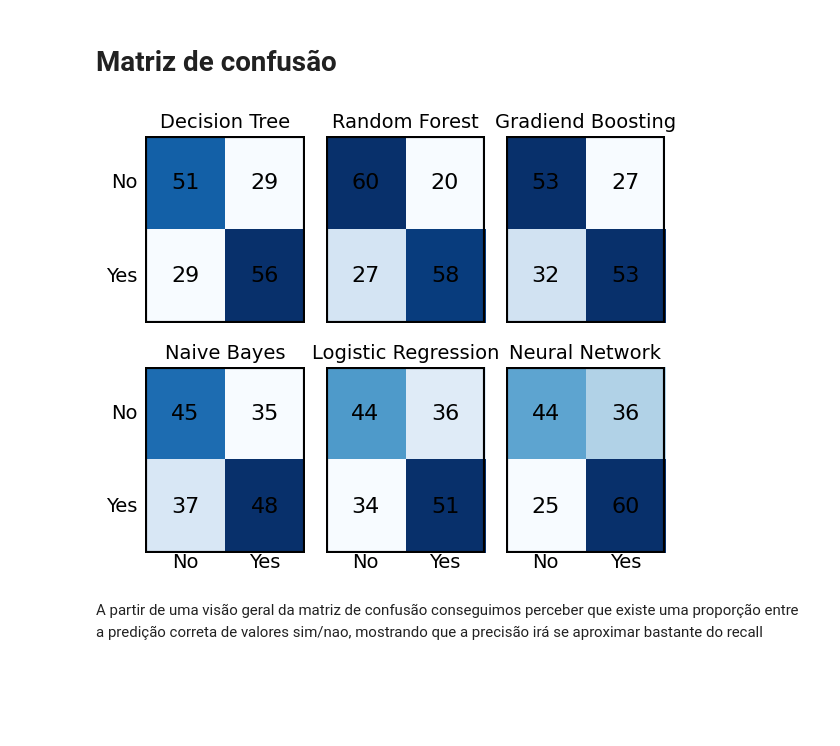
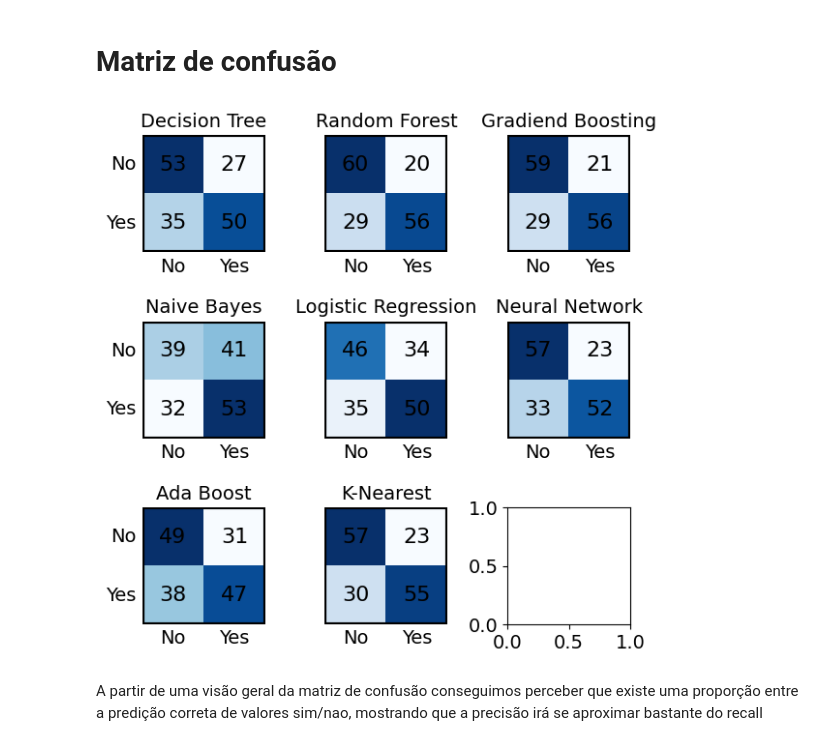
Before and after one commit to ToniLommez/EmployeeTurnover_IA, a Jupyter notebook: EmployeeTurnover.ipynb, the cells around one changed output. Drawn from its saved outputs; the diff is of its cells as text; code cells hidden in the pictures; blank space fills up the shorter version.

Commit message:
K-nearest, Grid Search e pre-processamento

```diff
--- a/EmployeeTurnover.ipynb
+++ b/EmployeeTurnover.ipynb
@@ -552,15 +598,19 @@ from sklearn.ensemble import RandomForestClassifier
 from sklearn.naive_bayes import GaussianNB
 from sklearn.ensemble import GradientBoostingClassifier
 from sklearn.linear_model import LogisticRegression
+from sklearn.ensemble import AdaBoostClassifier
+from sklearn.neighbors import KNeighborsClassifier
 from tensorflow import keras
 from keras import layers
 
 # Criando os modelos
-dt = DecisionTreeClassifier(random_state=66)
-rf = RandomForestClassifier(random_state=66, n_estimators=100)
+dt = DecisionTreeClassifier()
+rf = RandomForestClassifier()
 nb = GaussianNB()
-gb = GradientBoostingClassifier(random_state=66)
-lr = LogisticRegression(max_iter=1000, random_state=66)
+gb = GradientBoostingClassifier()
+lr = LogisticRegression()
+ab = AdaBoostClassifier()
+kn = KNeighborsClassifier()
 
 nn = keras.Sequential([
     layers.Input(shape=(X_train.shape[1],)),
@@ -582,9 +758,12 @@ _ = nn.fit(
 # %%
 # Fazendo previsões
-dt_y_pred = predict(dt)
-rf_y_pred = predict(rf)
-nb_y_pred = predict(nb)
-gb_y_pred = predict(gb)
-lr_y_pred = predict(lr)
+dt_y_pred = grid_search_dt.best_estimator_.predict(X_val)
+rf_y_pred = grid_search_rf.best_estimator_.predict(X_val)
+nb_y_pred = grid_search_nb.best_estimator_.predict(X_val)
+gb_y_pred = grid_search_gb.best_estimator_.predict(X_val)
+lr_y_pred = grid_search_lr.best_estimator_.predict(X_val)
+ab_y_pred = grid_search_ab.best_estimator_.predict(X_val)
+kn_y_pred = grid_search_kn.best_estimator_.predict(np.ascontiguousarray(X_val))
+
 nn_y_pred = (nn.predict(X_val) > 0.5).astype("int32").flatten()
 # %% [output]
@@ -603,44 +782,46 @@ conf_matrix_gb = confusion_matrix(y_val, gb_y_pred)
 conf_matrix_nb = confusion_matrix(y_val, nb_y_pred)
 conf_matrix_lr = confusion_matrix(y_val, lr_y_pred)
 conf_matrix_nn = confusion_matrix(y_val, nn_y_pred)
+conf_matrix_ab = confusion_matrix(y_val, ab_y_pred)
+conf_matrix_kn = confusion_matrix(y_val, kn_y_pred)
 
-matrices = [conf_matrix_dt, conf_matrix_rf, conf_matrix_gb, conf_matrix_nb, conf_matrix_lr, conf_matrix_nn]
-titles = ['Decision Tree', 'Random Forest', 'Gradiend Boosting', 'Naive Bayes', 'Logistic Regression', 'Neural Network']
+matrices = [conf_matrix_dt, conf_matrix_rf, conf_matrix_gb, conf_matrix_nb, conf_matrix_lr, conf_matrix_nn, conf_matrix_ab, conf_matrix_kn]
+titles = ['Decision Tree', 'Random Forest', 'Gradiend Boosting', 'Naive Bayes', 'Logistic Regression', 'Neural Network', 'Ada Boost', 'K-Nearest']
 
-fig, axarr = plt.subplots(2, 3, figsize=(6, 5))  # 2 linhas, 3 colunas
+# 3 linhas, 3 colunas
+fig, axarr = plt.subplots(3, 3, figsize=(6, 6))
 
 # Para facilitar a iteração, vamos achatá-lo (flatten)
 axes = axarr.flatten()
 
 classes = ['No', 'Yes']  # Classes
 
 # Agora iteramos sobre as matrizes e os títulos como antes, mas usando o axes achatado
 for i, (matrix, title) in enumerate(zip(matrices, titles)):
     axes[i].imshow(matrix, cmap="Blues", aspect='auto')
     axes[i].set_title(title, fontsize=14)
 
     # Adicionar anotações numéricas com tamanho de fonte maior
     for j in range(matrix.shape[0]):
         for k in range(matrix.shape[1]):
             axes[i].text(k, j, str(matrix[j, k]), ha='center', va='center', fontsize=16)
 
     axes[i].axis('off')
     rect = Rectangle((0,0), 1, 1, edgecolor='black', facecolor='none', transform=axes[i].transAxes, linewidth=3)
     axes[i].add_patch(rect)
 
     # Rótulos das linhas (classe verdadeira)
-    if i == 0 or i == 3:
+    if i == 0 or i == 3 or i == 6:
         for j, cls in enumerate(classes):
             axes[i].text(-0.6, j, cls, ha='right', va='center', color='black', transform=axes[i].transData)
         # Rótulos das colunas (classe prevista)
-    if i == 3 or i == 4 or i == 5:
-        for j, cls in enumerate(classes):
-            axes[i].text(j, 1.7, cls, ha='center', va='bottom', color='black', transform=axes[i].transData)
+    for j, cls in enumerate(classes):
+        axes[i].text(j, 1.9, cls, ha='center', va='bottom', color='black', transform=axes[i].transData)
 
 plt.tight_layout()
 plt.show()
 # %% [output]
-[figure, old version]
+[figure, new version]
 # %% [markdown]
 A partir de uma visão geral da matriz de confusão conseguimos perceber que existe uma proporção entre a predição correta de valores sim/nao, mostrando que a precisão irá se aproximar bastante do recall
 # %% [markdown]
```
Also changed, not shown: parts of 17 cells of this notebook.
